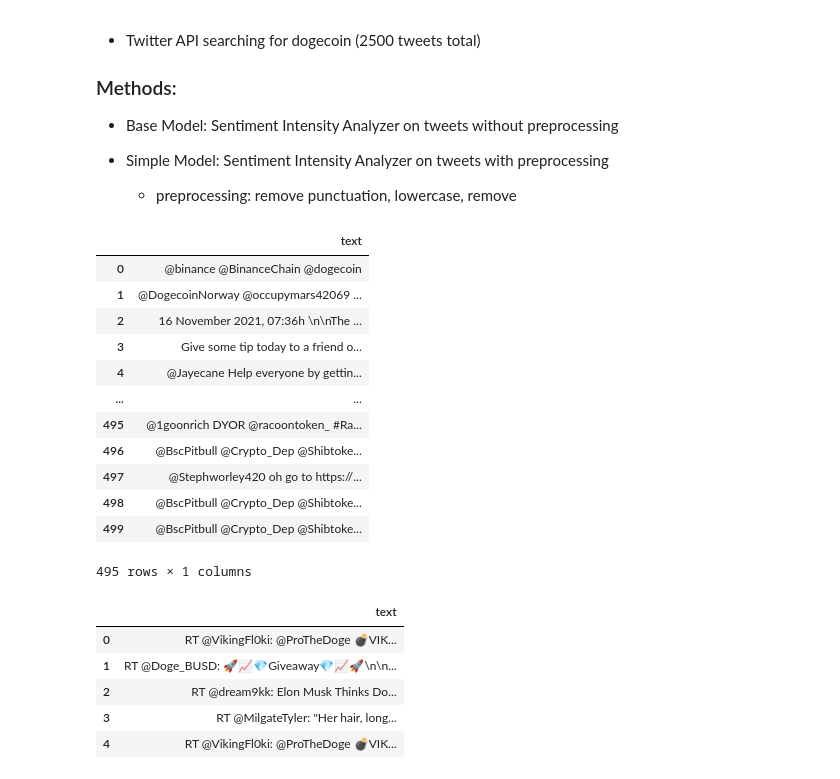
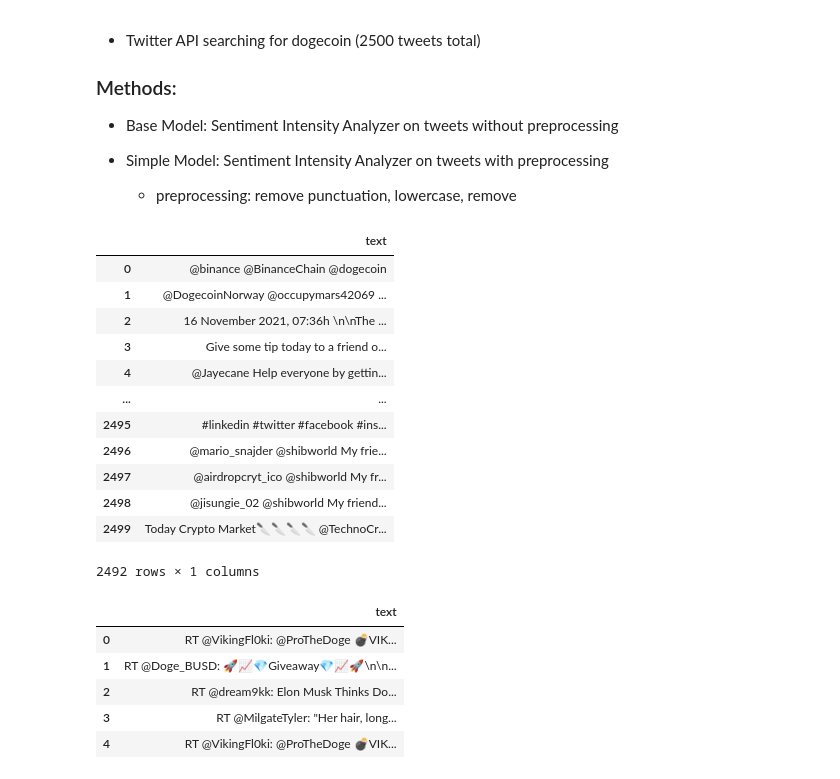
Before and after one commit to ewjohn127/dsc_project4, a Jupyter notebook: Evan's notebook.ipynb, the cells around one changed output. Drawn from its saved outputs; the diff is of its cells as text; code cells hidden in the pictures.

Commit message:
created final notebook and added more tweets from API

```diff
--- a/Evan's notebook.ipynb
+++ b/Evan's notebook.ipynb
@@ -53,26 +53,29 @@ from sklearn.metrics import accuracy_score
 # %%
 with open('/Users/evanjays/.secrets/twitter_creds.json') as f:
     creds = json.load(f)
 
 df_2013 = pd.read_csv('data/judge-1377884607_tweet_product_company.csv', encoding = "ISO-8859-1")
 df_2013.drop(6,inplace=True)
 
-df = pd.DataFrame(pd.read_csv('data/doge_tweets_111621_1138',index_col=0)['text'])
+df_1 = pd.DataFrame(pd.read_csv('data/doge_tweets_111621_1138',index_col=0)['text'])
+df_2 = pd.DataFrame(pd.read_csv('data/dogecoin2_11_16_21_1pm.csv',index_col=0)['text'])
+df=pd.concat([df_1,df_2])
+df.drop_duplicates(inplace=True)
 df
 # %% [output]
 |  | text |
 | 0 | @binance @BinanceChain @dogecoin |
 | 1 | @DogecoinNorway @occupymars42069 ... |
 | 2 | 16 November 2021, 07:36h \n\nThe ... |
 | 3 | Give some tip today to a friend o... |
 | 4 | @Jayecane Help everyone by gettin... |
 | ... | ... |
-| 495 | @1goonrich DYOR @racoontoken_ #Ra... |
-| 496 | @BscPitbull @Crypto_Dep @Shibtoke... |
-| 497 | @Stephworley420 oh go to https://... |
-| 498 | @BscPitbull @Crypto_Dep @Shibtoke... |
-| 499 | @BscPitbull @Crypto_Dep @Shibtoke... |
+| 2495 | #linkedin #twitter #facebook #ins... |
+| 2496 | @mario_snajder @shibworld My frie... |
+| 2497 | @airdropcryt_ico @shibworld My fr... |
+| 2498 | @jisungie_02 @shibworld My friend... |
+| 2499 | Today Crypto Market🔪🔪🔪🔪 @TechnoCr... |
-495 rows × 1 columns
+2492 rows × 1 columns
 # %%
 df.head()
 # %% [output]
```
Also changed, not shown: parts of 6 cells of this notebook, 2 other files.
